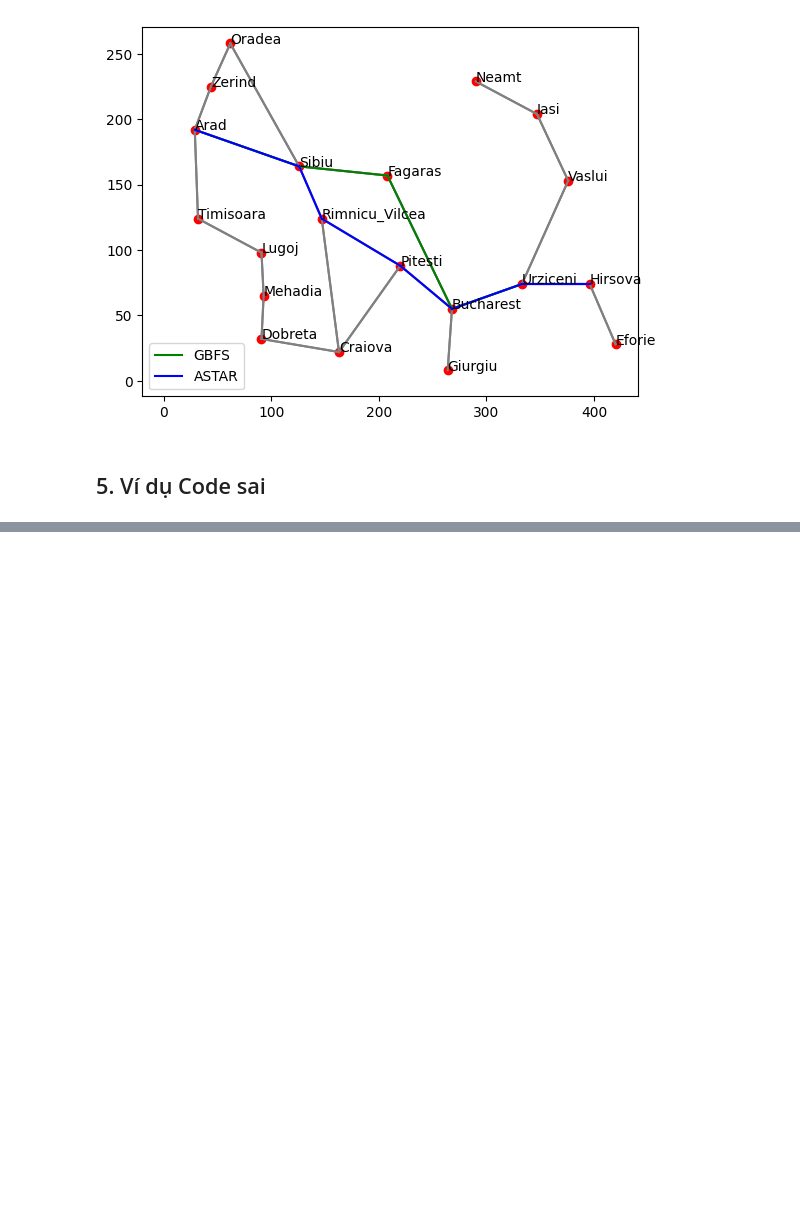
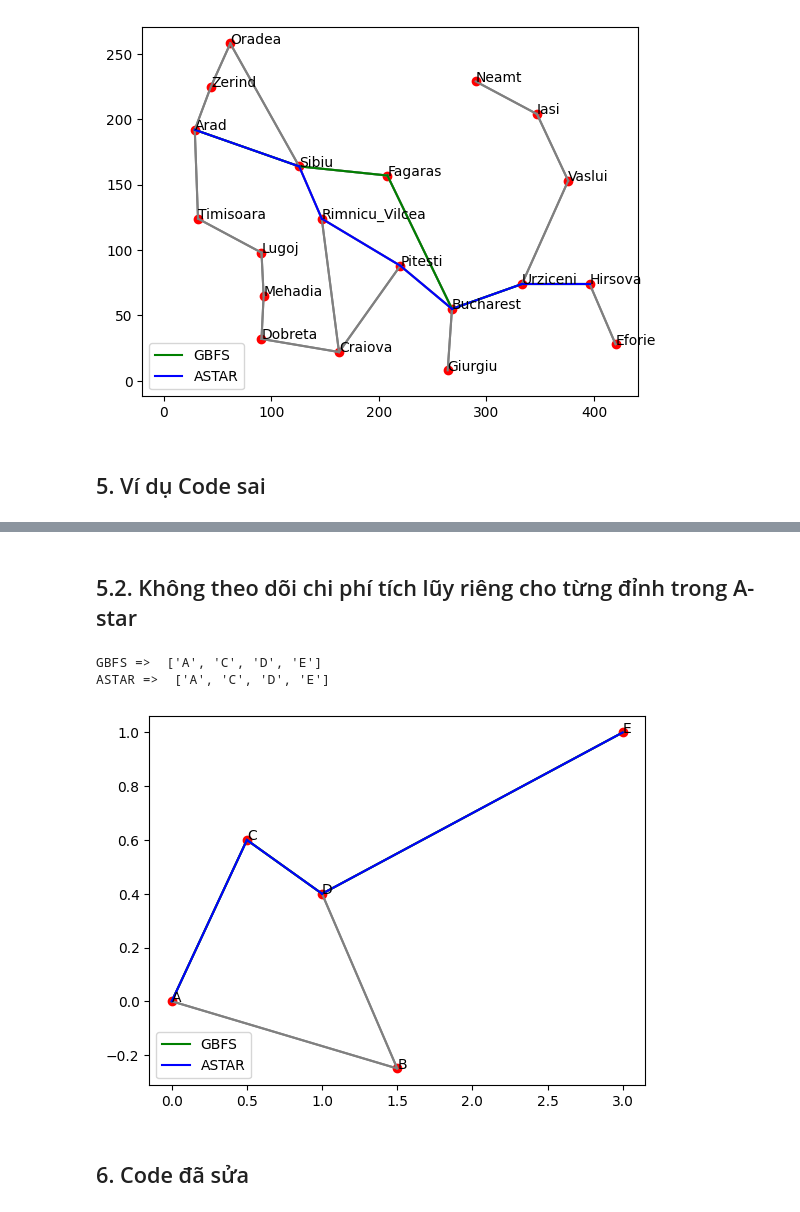
Before and after one commit to thangquang09/HCMUS, a Jupyter notebook: Intro_AI/BTTH_TUAN3/filecode.ipynb, the cells around one changed output, grey strips where cells are left out. Saved outputs shown, nothing was run; the diff lists cells and outputs as text; code cells hidden in the pictures; blank space fills up the shorter version.

```diff
--- a/Intro_AI/BTTH_TUAN3/filecode.ipynb
+++ b/Intro_AI/BTTH_TUAN3/filecode.ipynb
@@ -238,0 +240,34 @@ ASTAR =>  ['A', 'B']
+# %% [markdown]
+## 5.2. Không theo dõi chi phí tích lũy riêng cho từng đỉnh trong A-star
+# %%
+graph_test = {
+    'A': [['B', 2], ['C', 2]],
+    'B': [['A', 2], ['D', 5]],
+    'C': [['A', 2], ['D', 1]],
+    'D': [['B', 5], ['C', 1], ['E', 1]],
+    'E': [['D', 1]]
+}
+
+heuristics_test = {
+    'A': 4,
+    'B': 3,
+    'C': 2,
+    'D': 1,
+    'E': 0  # 'E' là đỉnh mục tiêu
+}
+
+city_test = {
+    'A': [0, 0],
+    'B': [1.5, -0.25],
+    'C': [0.5, 0.6],
+    'D': [1, 0.4],
+    'E': [3, 1] # E là điểm đích
+}
+
+test_case('A', 'E', graph_test, heuristics_test, city_test)
+# %% [output]
+GBFS =>  ['A', 'C', 'D', 'E']
+ASTAR =>  ['A', 'C', 'D', 'E']
+[figure, added]
+# %% [markdown]
+## 6. Code đã sửa
```
Also changed, not shown: parts of 5 cells of this notebook.
